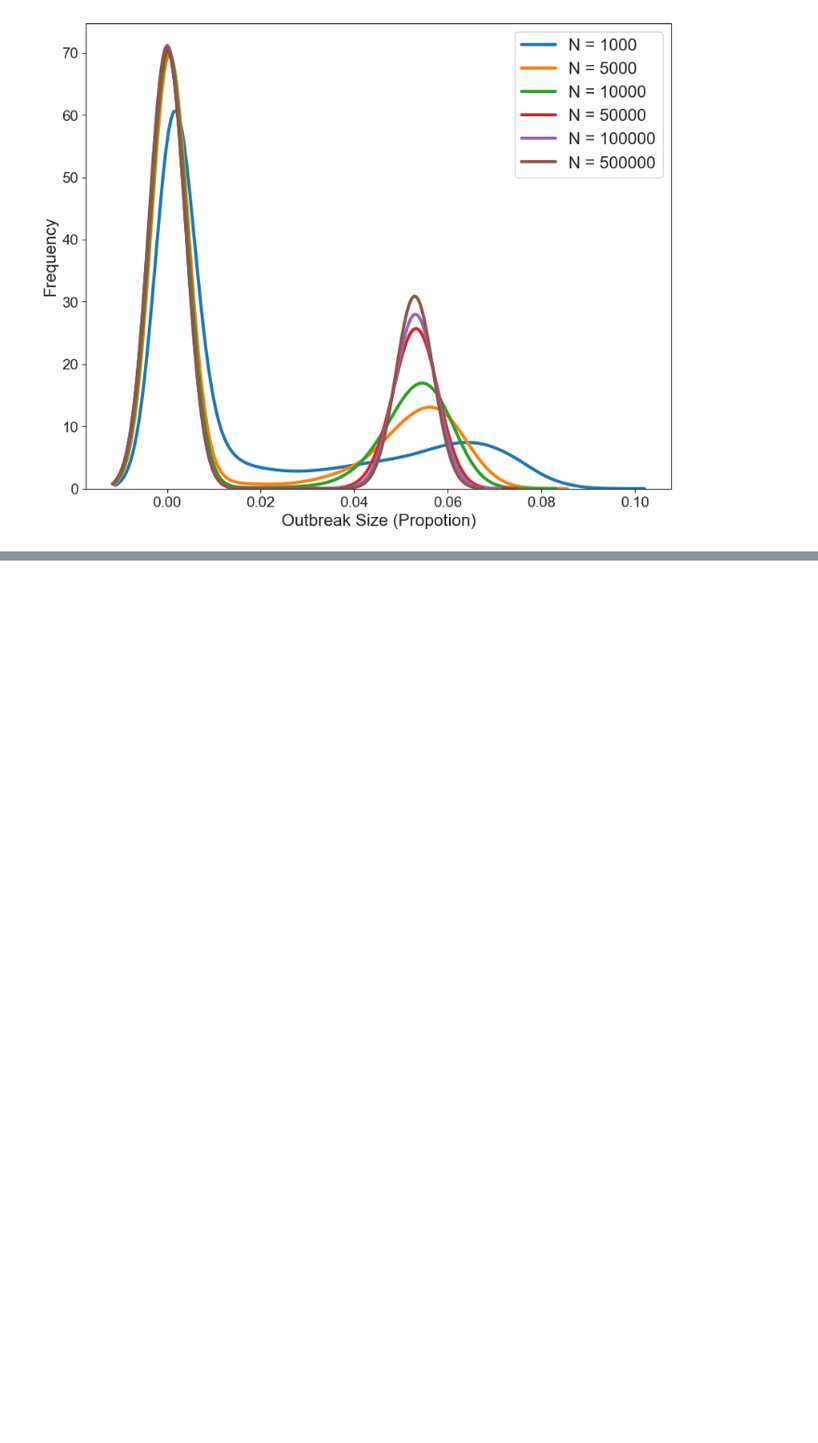
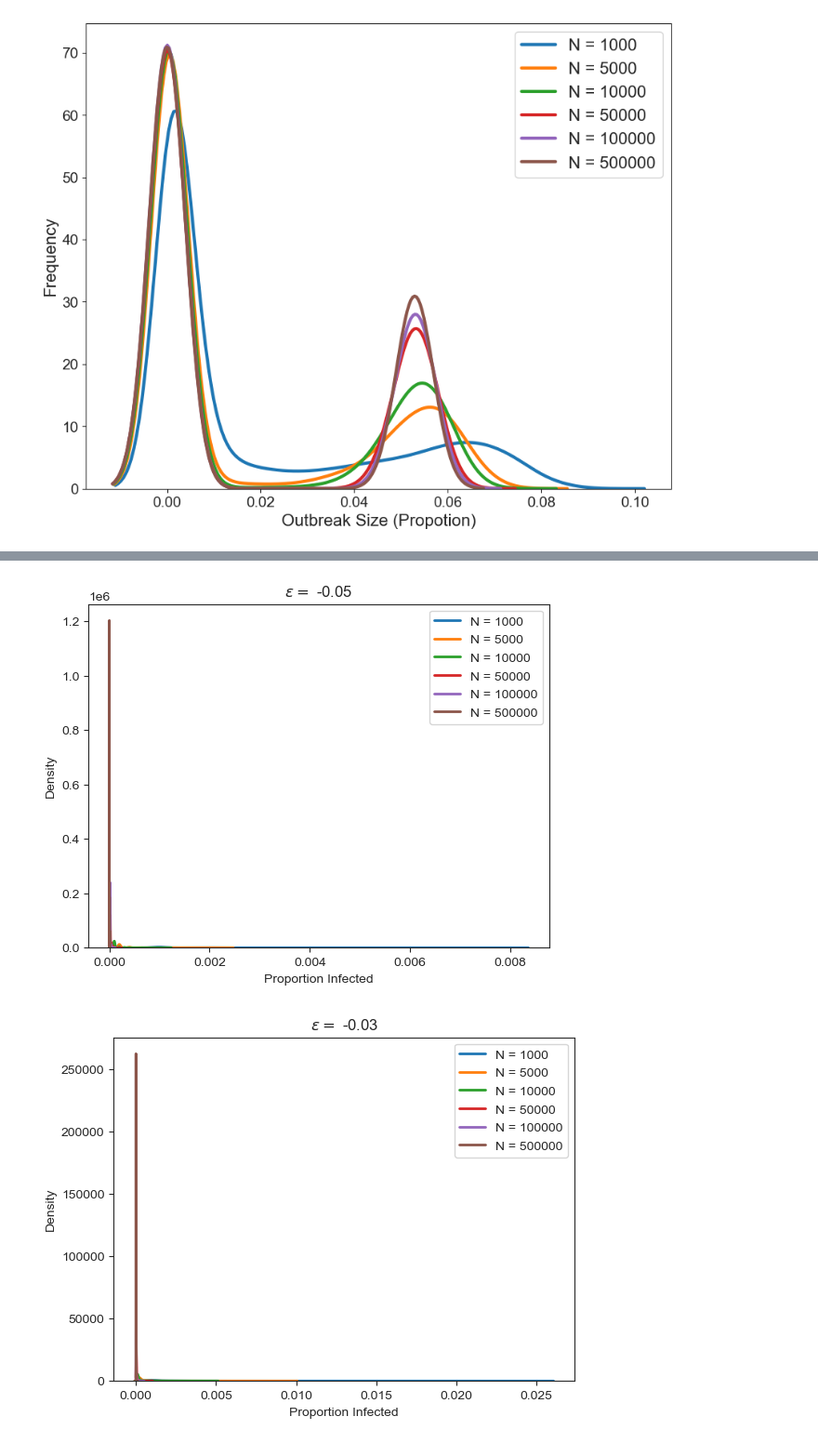
Before and after one commit to denisecammarota/HIT-dynamics, a Jupyter notebook: Analysis_SIR_Gillespie_Tau_Measles.ipynb, the cells around one changed output, grey strips where cells are left out. Shown at 93% size. Drawn from its saved outputs; the diff is of its cells as text; code cells hidden in the pictures; blank space fills up the shorter version.

```diff
--- a/Analysis_SIR_Gillespie_Tau_Measles.ipynb
+++ b/Analysis_SIR_Gillespie_Tau_Measles.ipynb
@@ -577,0 +99,19 @@ No artists with labels found to put in legend.  Note that artists whose label st
+# %%
+fsize_eps = []
+std_fsize_eps = []
+c = 0
+for i in range(2):
+    for j in range(4):
+        df = np.loadtxt(files[c])
+        for k in range(len(N_vec)):
+            fsize_eps.append(np.mean(np.array(df[k])/N_vec[k]))
+            std_fsize_eps.append(np.std(np.array(df[k])/N_vec[k]))
+            sns.kdeplot(np.array(df[k])/N_vec[k], linewidth = 2, label = 'N = '+str(N_vec[k]))
+        plt.legend()
+        plt.xlabel('Proportion Infected')
+        plt.title(r'$\epsilon = $ '+str(eps_vec[c]))
+        c = c + 1
+        plt.show()
+# %% [output]
+[figure, added]
+[figure, added]
```
Also changed, not shown: parts of 51 cells of this notebook, 1 other file.
